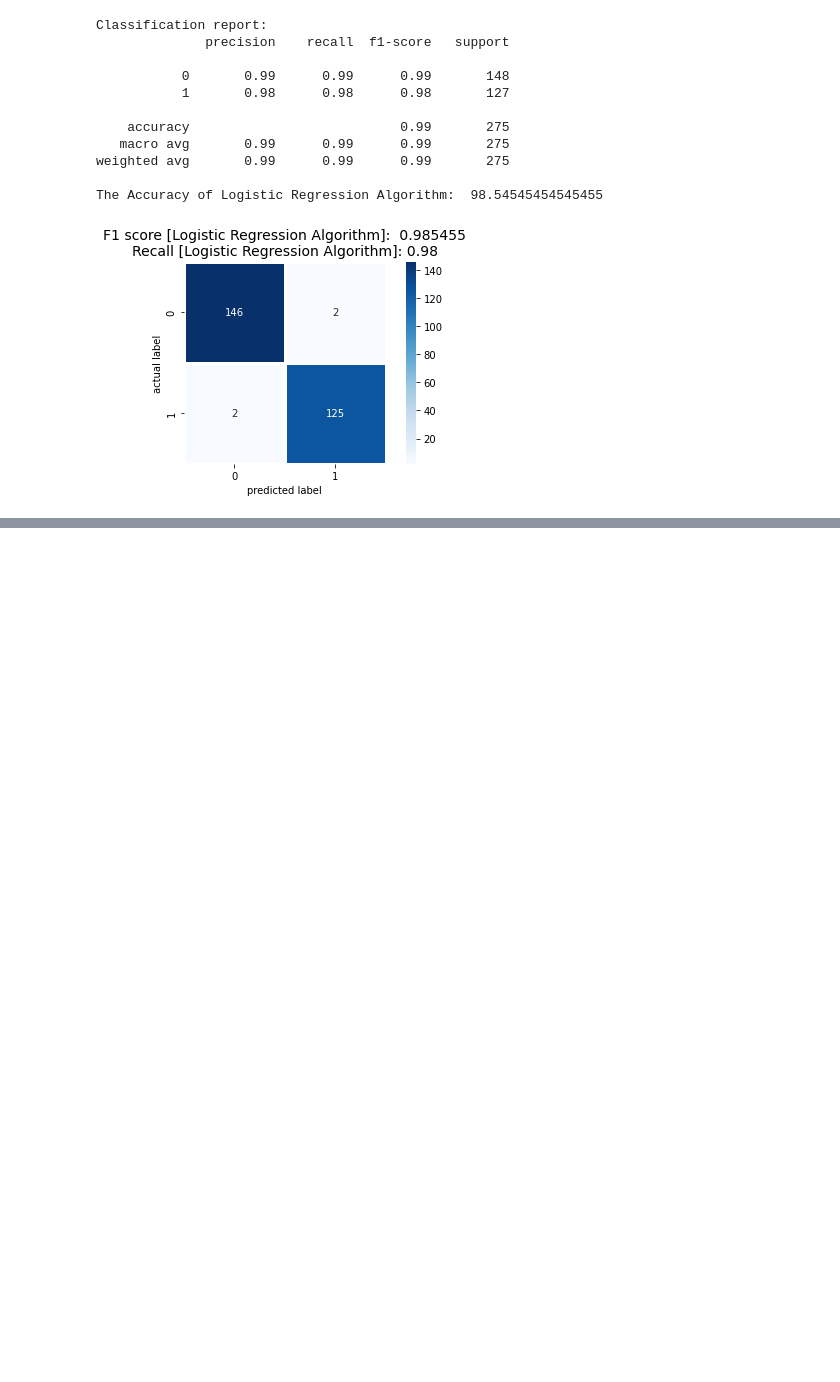
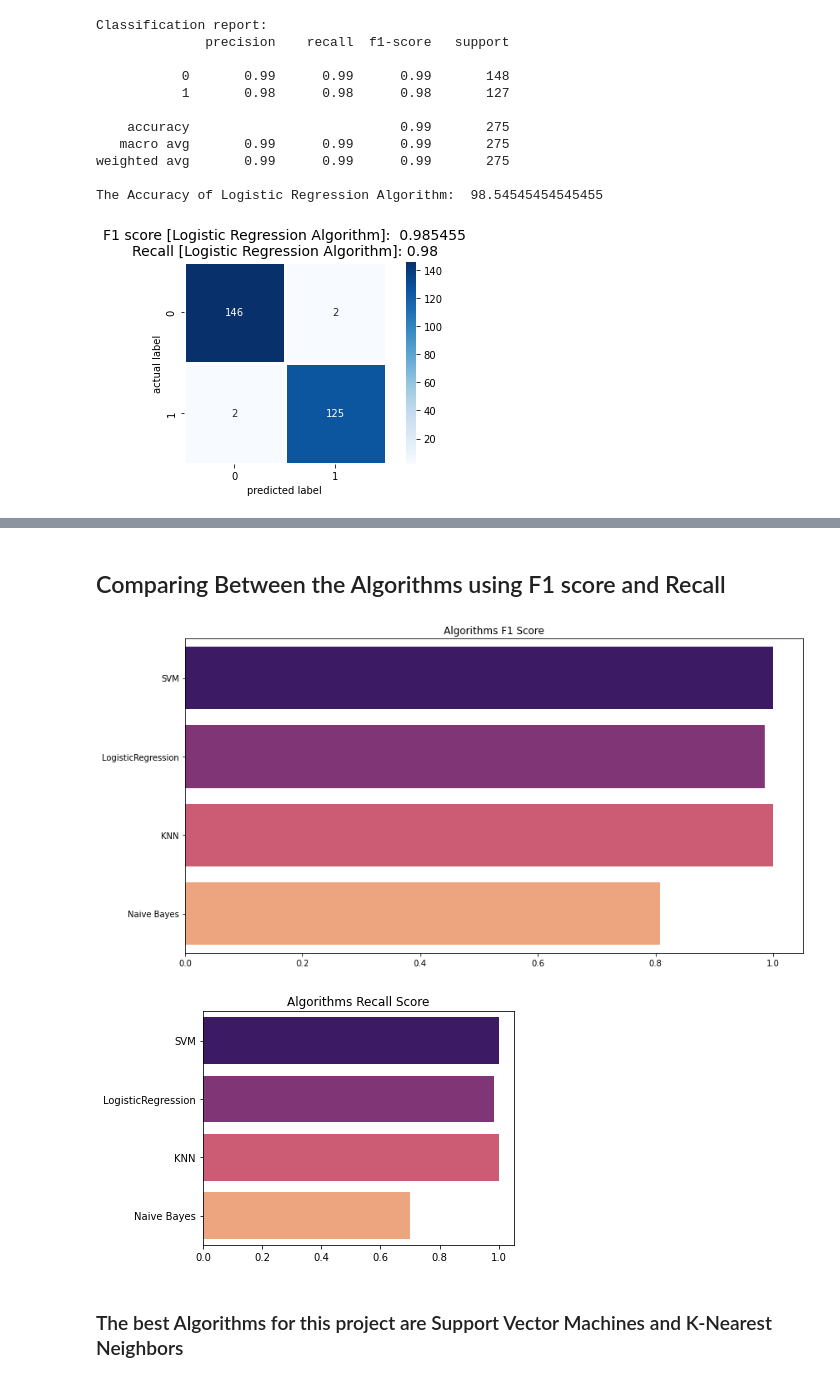
Before and after one commit to AiJared/Data-Science-2-Banknote-Authentication, a Jupyter notebook: Banknote Authentication.ipynb, the cells around one changed output, grey strips where cells are left out. Saved outputs shown, nothing was run; the diff lists cells and outputs as text; code cells hidden in the pictures; blank space fills up the shorter version.

Commit message:
comparison between the Algorithms using F1 score and Recall score

```diff
--- a/Banknote Authentication.ipynb
+++ b/Banknote Authentication.ipynb
@@ -395,0 +396,25 @@ Accuracy of SVM Algorithm:  100.0
+# %% [markdown]
+## Comparing Between the Algorithms using F1 score and Recall
+# %%
+plt.figure(figsize=(12,6))
+model_f1_score = [f1_score_SVM, f1_score_log, f1_score_knn, f1_score_nb]
+recalls = [recall_SVM, recall_log, recall_knn, recall_nb]
+model_name = ["SVM", "LogisticRegression", "KNN", "Naive Bayes"]
+recall_names = ["SVM", "LogisticRegression", "KNN", "Naive Bayes"]
+
+# Bar plot F1 score
+sns.barplot(x=model_f1_score, y=model_name, palette="magma")
+plt.title("Algorithms F1 Score")
+save_fig("algorithms_f1_score")
+plt.show()
+
+# Bar plot Recall
+sns.barplot(x=recalls, y=recall_names, palette="magma")
+plt.title("Algorithms Recall Score")
+save_fig("algorithms_recall_score")
+plt.show()
+# %% [output]
+[figure, added]
+[figure, added]
+# %% [markdown]
+### The best Algorithms for this project are Support Vector Machines and K-Nearest Neighbors
```
Also changed, not shown: parts of 12 cells of this notebook, 2 other files.
